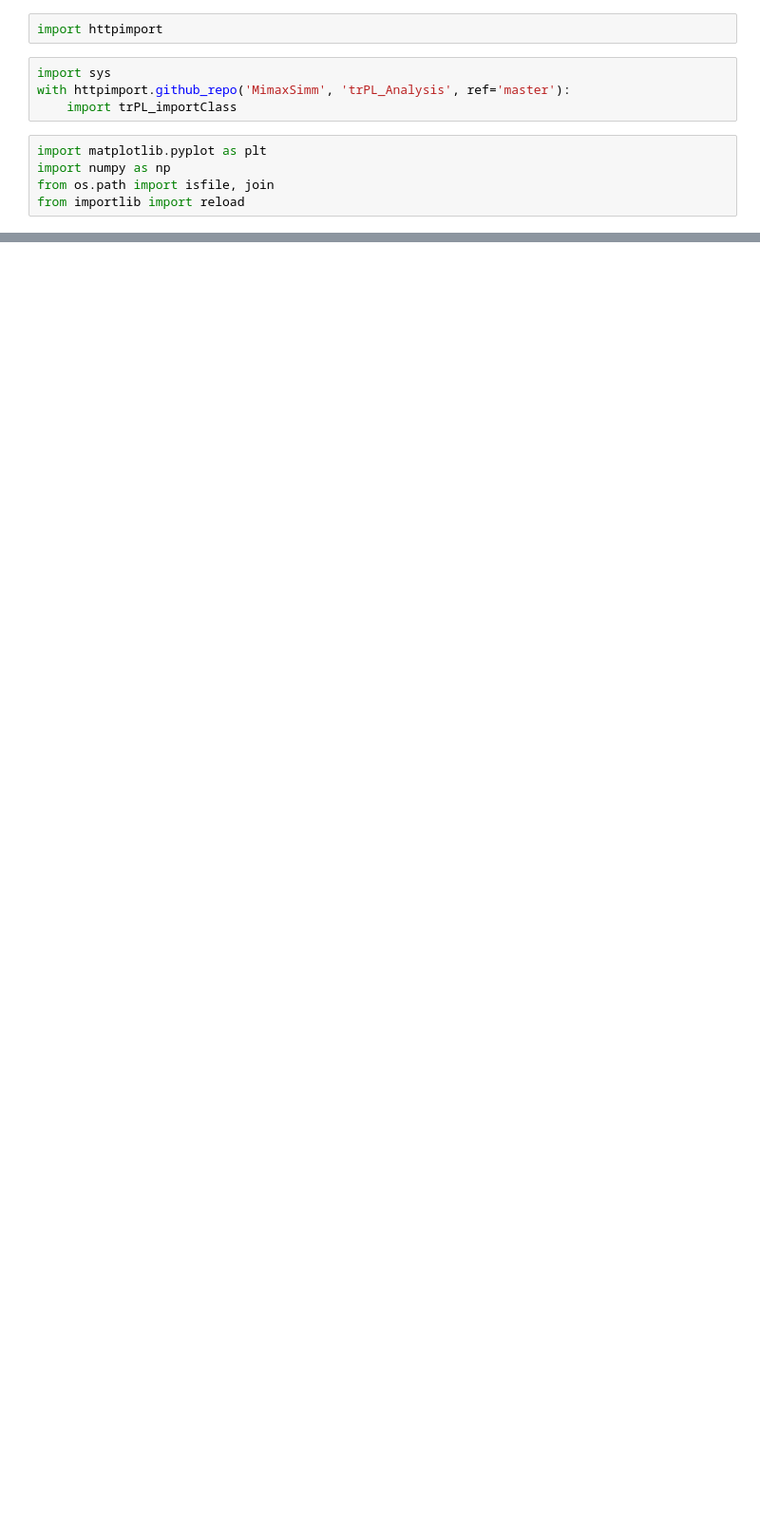
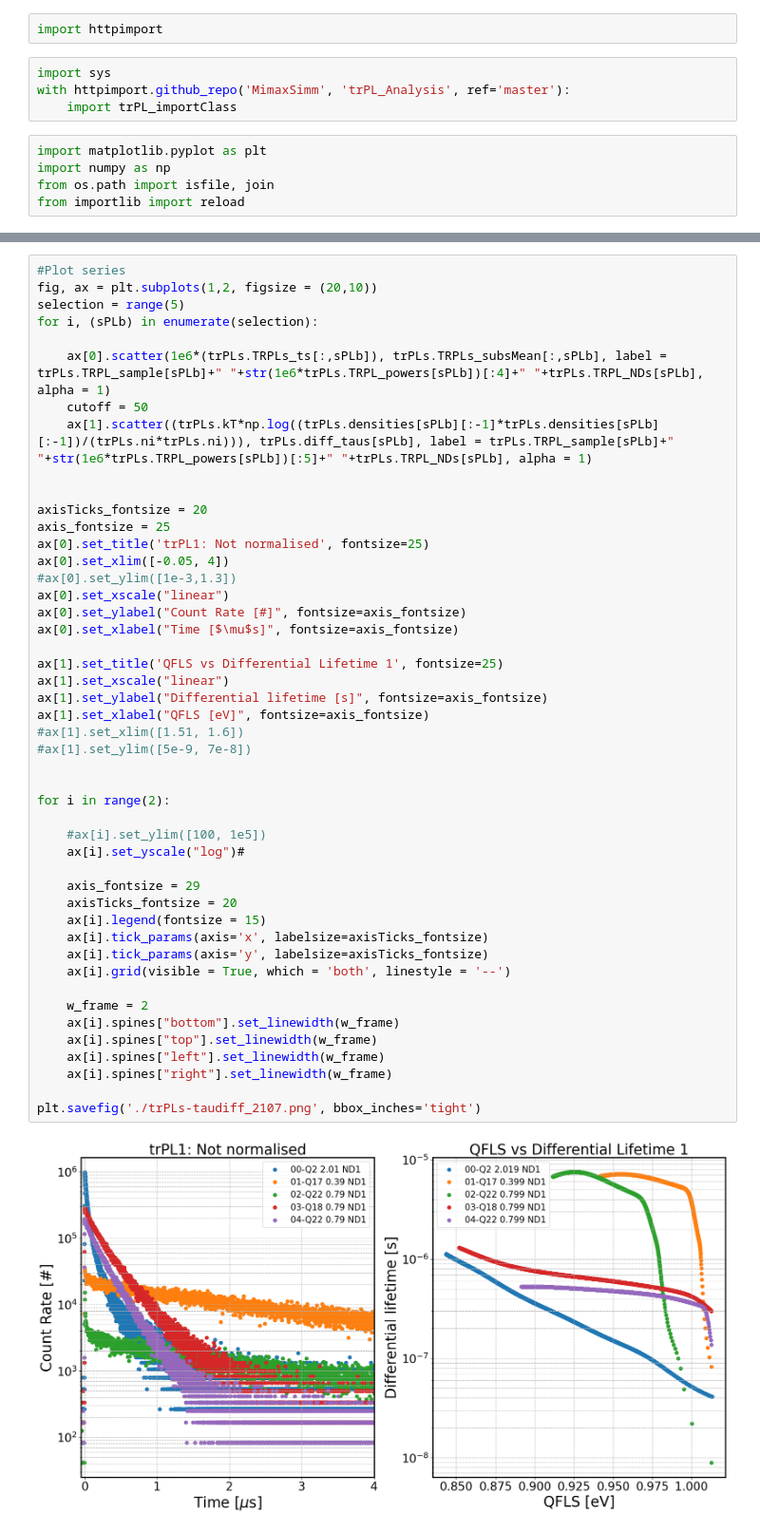
Before and after one commit to MimaxSimm/trPL_Analysis, a Jupyter notebook: TRPL_Template.ipynb, the cells around one changed output, grey strips where cells are left out. Shown at 95% size. Cells and saved outputs as stored; diff of their text form; blank space fills up the shorter version.

```diff
--- a/TRPL_Template.ipynb
+++ b/TRPL_Template.ipynb
@@ -113,0 +133,49 @@ Number of exponentials for fit used is = [8, 8, 8, 8]
+# %%
+#Plot series
+fig, ax = plt.subplots(1,2, figsize = (20,10))
+selection = range(5)
+for i, (sPLb) in enumerate(selection):
+
+    ax[0].scatter(1e6*(trPLs.TRPLs_ts[:,sPLb]), trPLs.TRPLs_subsMean[:,sPLb], label = trPLs.TRPL_sample[sPLb]+" "+str(1e6*trPLs.TRPL_powers[sPLb])[:4]+" "+trPLs.TRPL_NDs[sPLb], alpha = 1)
+    cutoff = 50
+    ax[1].scatter((trPLs.kT*np.log((trPLs.densities[sPLb][:-1]*trPLs.densities[sPLb][:-1])/(trPLs.ni*trPLs.ni))), trPLs.diff_taus[sPLb], label = trPLs.TRPL_sample[sPLb]+" "+str(1e6*trPLs.TRPL_powers[sPLb])[:5]+" "+trPLs.TRPL_NDs[sPLb], alpha = 1)
+
+
+axisTicks_fontsize = 20
+axis_fontsize = 25
+ax[0].set_title('trPL1: Not normalised', fontsize=25)
+ax[0].set_xlim([-0.05, 4])
+#ax[0].set_ylim([1e-3,1.3])
+ax[0].set_xscale("linear")
+ax[0].set_ylabel("Count Rate [#]", fontsize=axis_fontsize)
+ax[0].set_xlabel("Time [$\mu$s]", fontsize=axis_fontsize)
+
+ax[1].set_title('QFLS vs Differential Lifetime 1', fontsize=25)
+ax[1].set_xscale("linear")
+ax[1].set_ylabel("Differential lifetime [s]", fontsize=axis_fontsize)
+ax[1].set_xlabel("QFLS [eV]", fontsize=axis_fontsize)
+#ax[1].set_xlim([1.51, 1.6])
+#ax[1].set_ylim([5e-9, 7e-8])
+
+
+for i in range(2):
+
+    #ax[i].set_ylim([100, 1e5])
+    ax[i].set_yscale("log")#
+
+    axis_fontsize = 29
+    axisTicks_fontsize = 20
+    ax[i].legend(fontsize = 15)
+    ax[i].tick_params(axis='x', labelsize=axisTicks_fontsize)
+    ax[i].tick_params(axis='y', labelsize=axisTicks_fontsize)
+    ax[i].grid(visible = True, which = 'both', linestyle = '--')
+
+    w_frame = 2
+    ax[i].spines["bottom"].set_linewidth(w_frame)
+    ax[i].spines["top"].set_linewidth(w_frame)
+    ax[i].spines["left"].set_linewidth(w_frame)
+    ax[i].spines["right"].set_linewidth(w_frame)
+
+plt.savefig('./trPLs-taudiff_2107.png', bbox_inches='tight')
+# %% [output]
+[figure, added]
```
Also changed, not shown: parts of 12 cells of this notebook.
